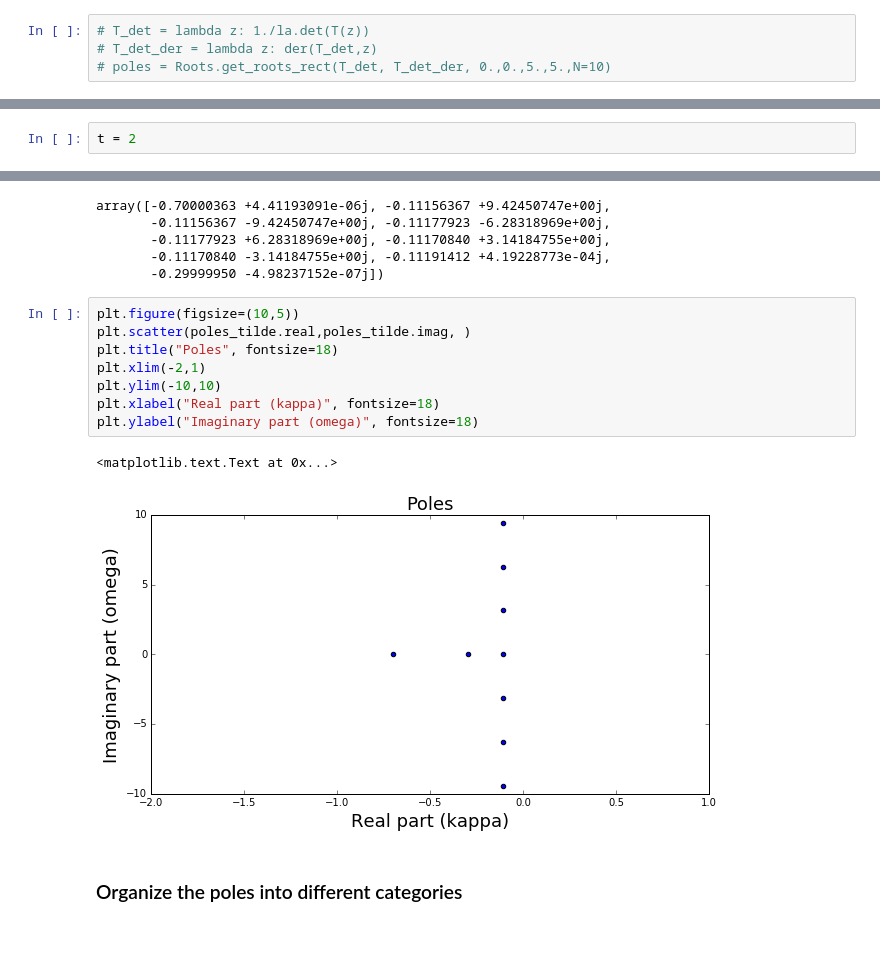
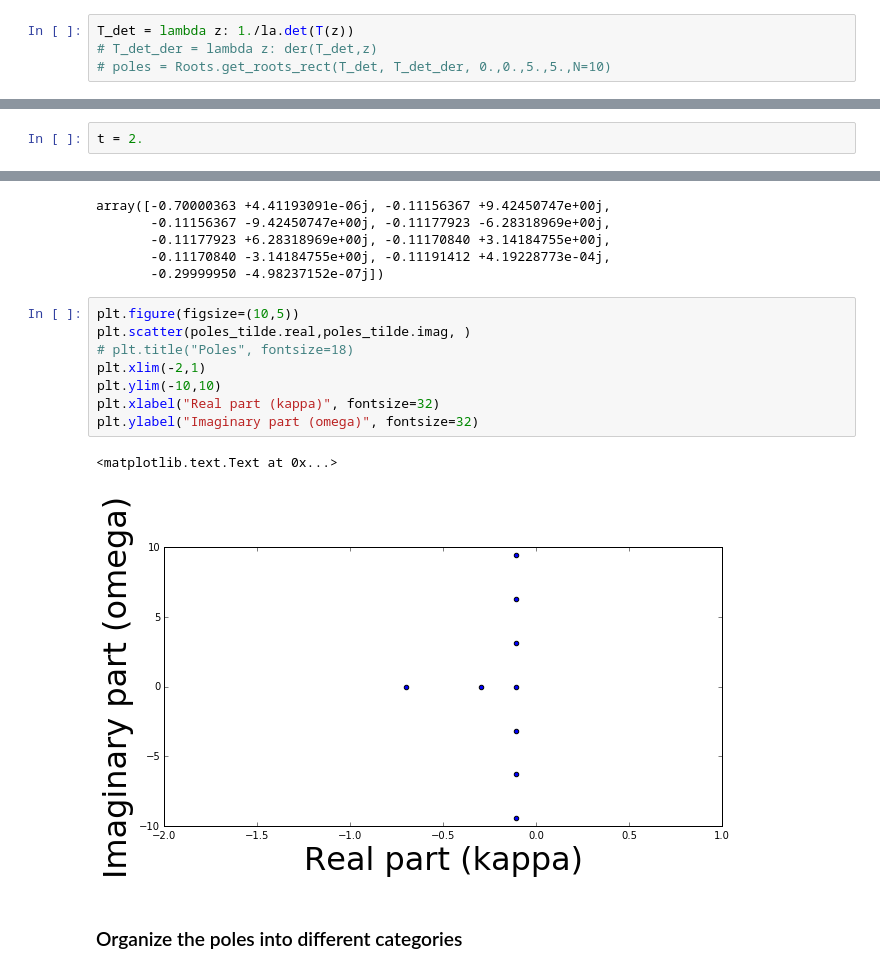
Before and after one commit to tabakg/active_lin_sys_fact, a Jupyter notebook: sample_active_linear_system_3.ipynb, the cells around one changed output, grey strips where cells are left out. Drawn from its saved outputs; the diff is of its cells as text; blank space fills up the shorter version.

```diff
--- a/sample_active_linear_system_3.ipynb
+++ b/sample_active_linear_system_3.ipynb
@@ -335,7 +335,7 @@ True
 # %% [markdown]
 ## Root finding
 # %%
-# T_det = lambda z: 1./la.det(T(z))
+T_det = lambda z: 1./la.det(T(z))
 # T_det_der = lambda z: der(T_det,z)
 # poles = Roots.get_roots_rect(T_det, T_det_der, 0.,0.,5.,5.,N=10)
 # %%
@@ -582,7 +584,7 @@ True
 # %% [markdown]
 ### Feedback with time delay
 # %%
-t = 2
+t = 2.
 # %%
 E = lambda z: numpy.matrix(numpy.diag(numpy.exp(2*[-t*z])))
 # %%
@@ -685,14 +687,14 @@ array([-0.70000363 +4.41193091e-06j, -0.11156367 +9.42450747e+00j,
 # %%
 plt.figure(figsize=(10,5))
 plt.scatter(poles_tilde.real,poles_tilde.imag, )
-plt.title("Poles", fontsize=18)
+# plt.title("Poles", fontsize=18)
 plt.xlim(-2,1)
 plt.ylim(-10,10)
-plt.xlabel("Real part (kappa)", fontsize=18)
-plt.ylabel("Imaginary part (omega)", fontsize=18)
+plt.xlabel("Real part (kappa)", fontsize=32)
+plt.ylabel("Imaginary part (omega)", fontsize=32)
 # %% [output]
 <matplotlib.text.Text at 0x...>
-[figure, old version]
+[figure, new version]
 # %% [markdown]
 ### Organize the poles into different categories
 # %%
```
Also changed, not shown: parts of 12 cells of this notebook, 1 other file.
